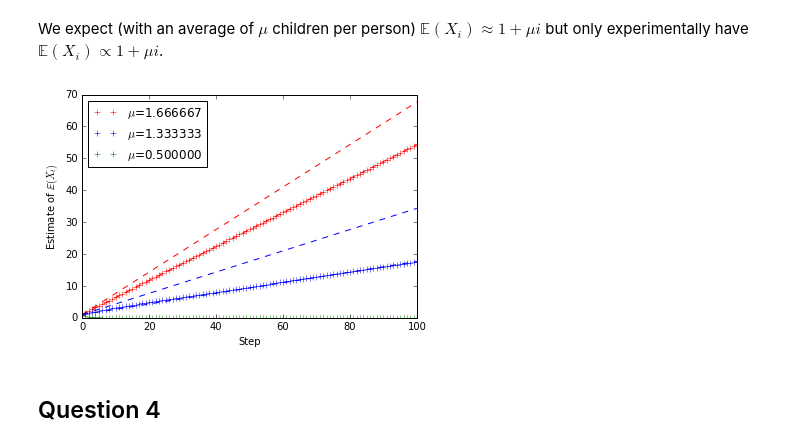
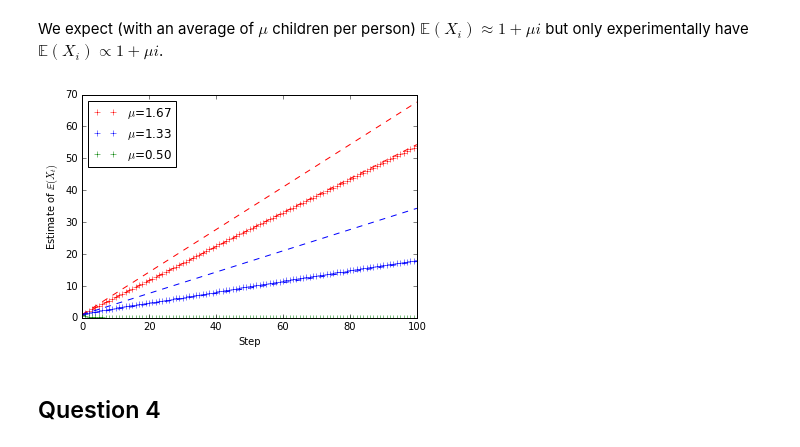
Before and after one commit to w2ak/INF674, a Jupyter notebook: 01-Galton-Watson-TP.ipynb, the cells around one changed output. Drawn from its saved outputs; the diff is of its cells as text; code cells hidden in the pictures.

```diff
--- a/01-Galton-Watson-TP.ipynb
+++ b/01-Galton-Watson-TP.ipynb
@@ -75,10 +81,3 @@ When $\mu<1$ the population tends to extinct, which is not the case when $\mu>1$
 generation_growth(μ)
 # %% [output]
 array([1, 0, 0, 0, 0, 0, 0, 0, 0, 0, 0, 0, 0, 0, 0, 0, 0, 0, 0, 0, 0])
-# %%
-for μ in arange(0.,2.1,0.25):
-    fig,ax = pyplot.subplots()
-    imax = 40
-    ntst = 1000
-    steps = list(range(imax+1))
-    line = ax.plot(steps,vec_generation_growth(μ,ntst,imax=imax))
@@ -94,0 +84,13 @@ for μ in arange(0.,2.1,0.25):
+# %%
+imax = 40   # Number of steps to display
+ntst = 1000 # Number of runs to display
+steps = list(range(imax+1))
+for μ in arange(0.,2.1,0.25):
+    """
+    For each value of μ, display ntst runs until imax and see the different tendencies.
+    """
+    figure()
+    plot(steps,vec_generation_growth(μ,ntst,imax=imax))
+    xlabel('Steps')
+    ylabel('Generation growth, $\mu$={:.2f}'.format(μ))
+    show()
@@ -102,11 +114,22 @@ Run it a few times with different values of the mean $\mu$. Can you comment?
 **Code:**
 # %%
 def active_growth_ext(μ, tmax = 20):
+    """
+    Active growth ignoring the fact that you can die.
+    Will produce vectors with negative values but it
+    is not important when you just want to know if
+    the process ended.
+    This works even if μ is a vector.
+    """
     x = 2*(rand(tmax+1)<μ/2) - 1
     x[0] = 1
-    x = cumsum(x)
-    return x
+    return cumsum(x)
+
 def active_growth(μ,tmax=20):
+    """
+    Simply corrects by removing the values after the
+    first 0.
+    """
     x = active_growth_ext(μ,tmax=tmax)
     x *= cumprod(x>0)
     return x
@@ -165,23 +190,23 @@ We expect (with an average of $\mu$ children per person) $\mathbb{E}(X_i)\approx
 # %%
 tmax = 100
 
 figure()
 μ=5/3
-plot(arange(tmax+1), estimate_active(μ, tmax), 'r+', label='$\mu$={:f}'.format(μ))
+plot(arange(tmax+1), estimate_active(μ, tmax), 'r+', label='$\mu$={:.2f}'.format(μ))
 plot(arange(tmax+1), 1 + (μ-1) * arange(tmax+1), 'r--')
 plot(arange(tmax+1), 1 + 0.8*(μ-1) * arange(tmax+1), 'r--') # facteur correctif expérimental
 μ=4/3
-plot(arange(tmax+1), estimate_active(μ, tmax), 'b+', label='$\mu$={:f}'.format(μ))
+plot(arange(tmax+1), estimate_active(μ, tmax), 'b+', label='$\mu$={:.2f}'.format(μ))
 plot(arange(tmax+1), 1 + (μ-1) * arange(tmax+1), 'b--')
 plot(arange(tmax+1), 1 + 0.5*(μ-1) * arange(tmax+1), 'b--') # facteur correctif expérimental
 μ=1/2
-plot(arange(tmax+1), estimate_active(μ, tmax), 'g+', label='$\mu$={:f}'.format(μ))
+plot(arange(tmax+1), estimate_active(μ, tmax), 'g+', label='$\mu$={:.2f}'.format(μ))
 xlabel('Step')
 ylabel('Estimate of $\mathbb{E}(X_t)$')
 legend(loc=2)
 show()
 # %% [output]
-[figure, old version]
+[figure, new version]
 # %% [markdown]
 ## Question 4
 # %% [markdown]
```
Also changed, not shown: parts of 33 cells of this notebook.
